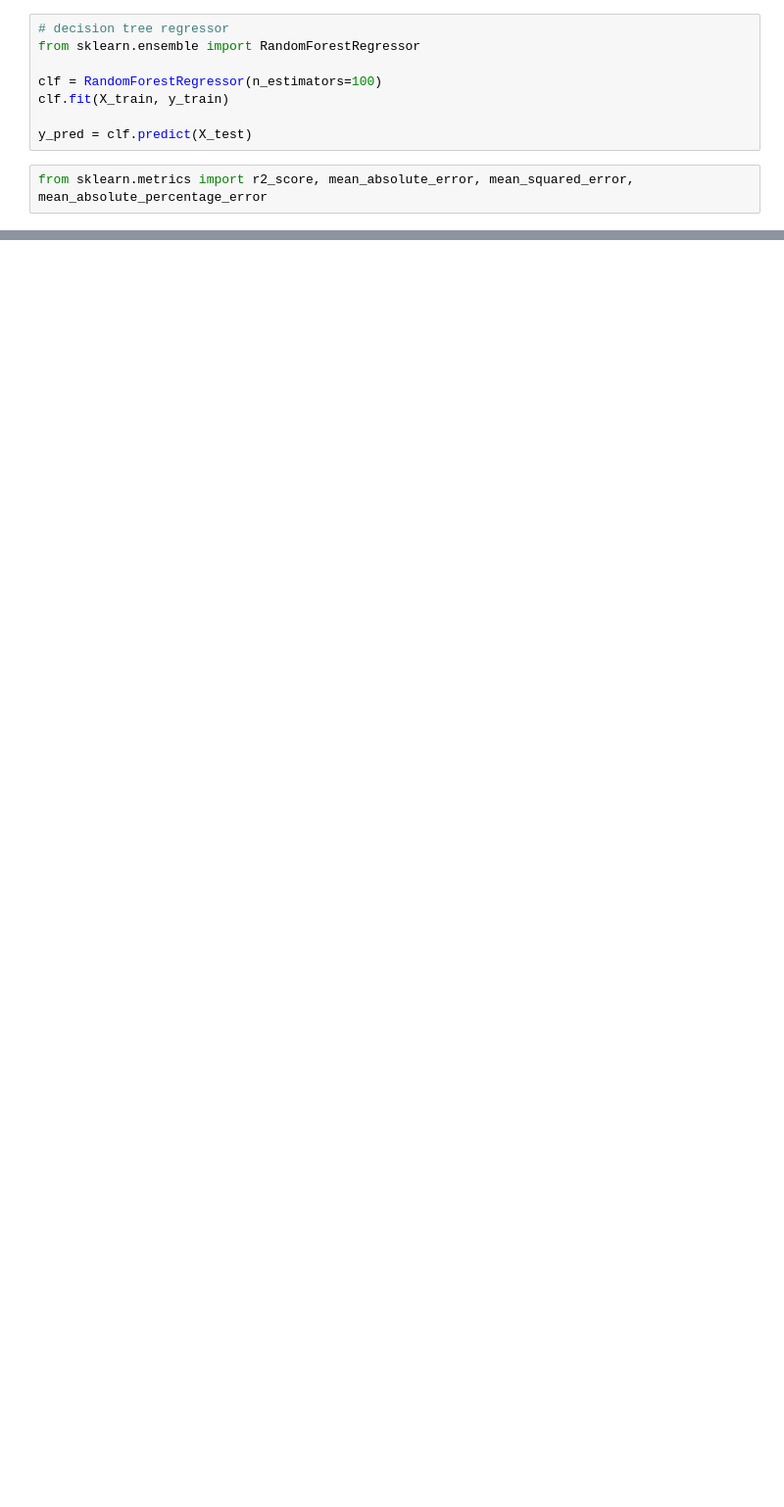
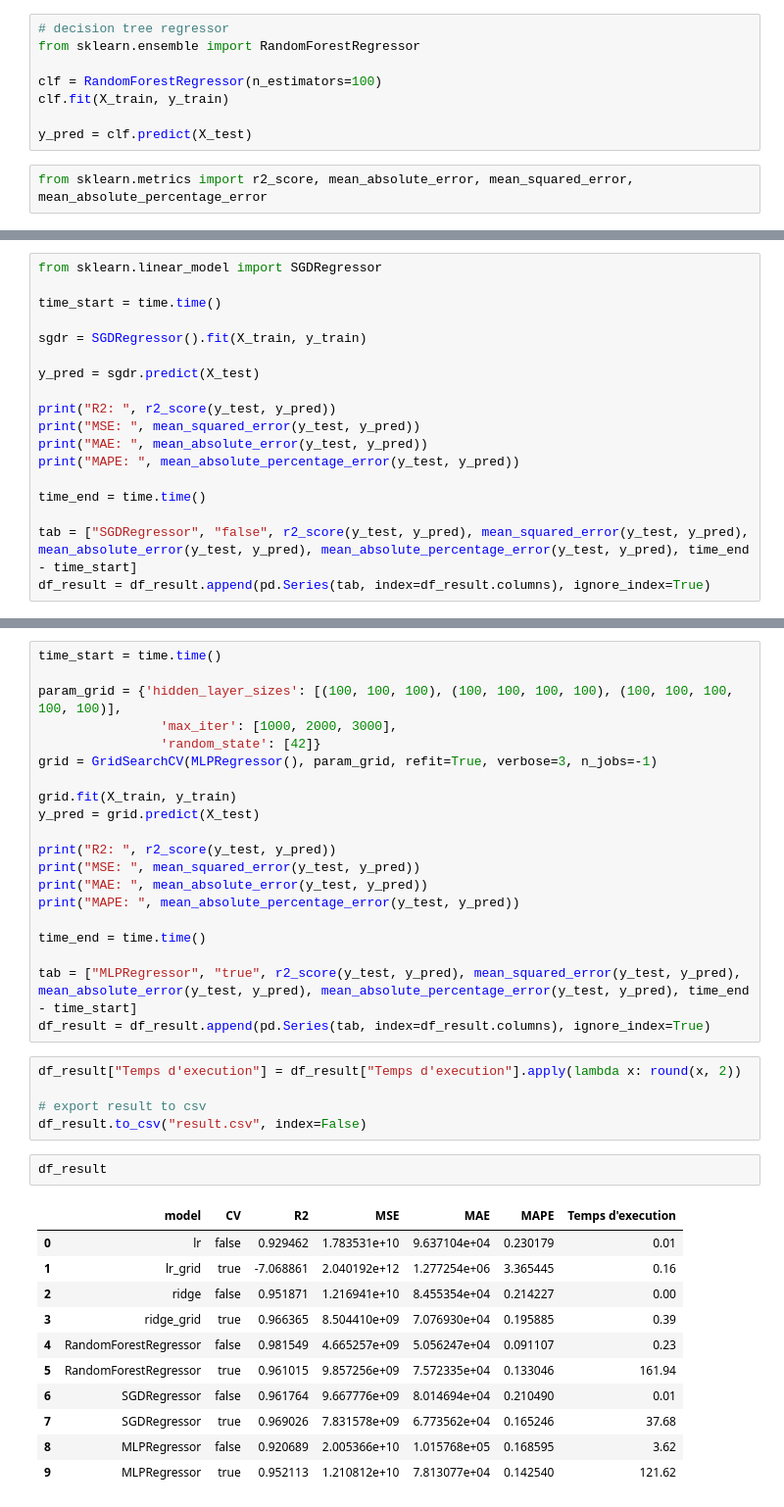
Before and after one commit to ClovisDel/qualite_trafic_tram_bus_angers, a Jupyter notebook: 3.ML_Clovis.ipynb, the cells around one changed output, grey strips where cells are left out. Shown at 98% size. Cells and saved outputs as stored; diff of their text form; blank space fills up the shorter version.

```diff
--- a/3.ML_Clovis.ipynb
+++ b/3.ML_Clovis.ipynb
@@ -264,0 +422,18 @@ MAPE:  146806956.6602986
+# %%
+from sklearn.linear_model import SGDRegressor
+
+time_start = time.time()
+
+sgdr = SGDRegressor().fit(X_train, y_train)
+
+y_pred = sgdr.predict(X_test)
+
+print("R2: ", r2_score(y_test, y_pred))
+print("MSE: ", mean_squared_error(y_test, y_pred))
+print("MAE: ", mean_absolute_error(y_test, y_pred))
+print("MAPE: ", mean_absolute_percentage_error(y_test, y_pred))
+
+time_end = time.time()
+
+tab = ["SGDRegressor", "false", r2_score(y_test, y_pred), mean_squared_error(y_test, y_pred), mean_absolute_error(y_test, y_pred), mean_absolute_percentage_error(y_test, y_pred), time_end - time_start]
+df_result = df_result.append(pd.Series(tab, index=df_result.columns), ignore_index=True)
@@ -264,0 +489,39 @@ MAPE:  146806956.6602986
+# %%
+time_start = time.time()
+
+param_grid = {'hidden_layer_sizes': [(100, 100, 100), (100, 100, 100, 100), (100, 100, 100, 100, 100)],
+                'max_iter': [1000, 2000, 3000],
+                'random_state': [42]}
+grid = GridSearchCV(MLPRegressor(), param_grid, refit=True, verbose=3, n_jobs=-1)
+
+grid.fit(X_train, y_train)
+y_pred = grid.predict(X_test)
+
+print("R2: ", r2_score(y_test, y_pred))
+print("MSE: ", mean_squared_error(y_test, y_pred))
+print("MAE: ", mean_absolute_error(y_test, y_pred))
+print("MAPE: ", mean_absolute_percentage_error(y_test, y_pred))
+
+time_end = time.time()
+
+tab = ["MLPRegressor", "true", r2_score(y_test, y_pred), mean_squared_error(y_test, y_pred), mean_absolute_error(y_test, y_pred), mean_absolute_percentage_error(y_test, y_pred), time_end - time_start]
+df_result = df_result.append(pd.Series(tab, index=df_result.columns), ignore_index=True)
+# %%
+df_result["Temps d'execution"] = df_result["Temps d'execution"].apply(lambda x: round(x, 2))
+
+# export result to csv
+df_result.to_csv("result.csv", index=False)
+# %%
+df_result
+# %% [output]
+|  | model | CV | R2 | MSE | MAE | MAPE | Temps d'execution |
+| 0 | lr | false | 0.929462 | 1.783531e+10 | 9.637104e+04 | 0.230179 | 0.01 |
+| 1 | lr_grid | true | -7.068861 | 2.040192e+12 | 1.277254e+06 | 3.365445 | 0.16 |
+| 2 | ridge | false | 0.951871 | 1.216941e+10 | 8.455354e+04 | 0.214227 | 0.00 |
+| 3 | ridge_grid | true | 0.966365 | 8.504410e+09 | 7.076930e+04 | 0.195885 | 0.39 |
+| 4 | RandomForestRegressor | false | 0.981549 | 4.665257e+09 | 5.056247e+04 | 0.091107 | 0.23 |
+| 5 | RandomForestRegressor | true | 0.961015 | 9.857256e+09 | 7.572335e+04 | 0.133046 | 161.94 |
+| 6 | SGDRegressor | false | 0.961764 | 9.667776e+09 | 8.014694e+04 | 0.210490 | 0.01 |
+| 7 | SGDRegressor | true | 0.969026 | 7.831578e+09 | 6.773562e+04 | 0.165246 | 37.68 |
+| 8 | MLPRegressor | false | 0.920689 | 2.005366e+10 | 1.015768e+05 | 0.168595 | 3.62 |
+| 9 | MLPRegressor | true | 0.952113 | 1.210812e+10 | 7.813077e+04 | 0.142540 | 121.62 |
```
Also changed, not shown: parts of 30 cells of this notebook.
